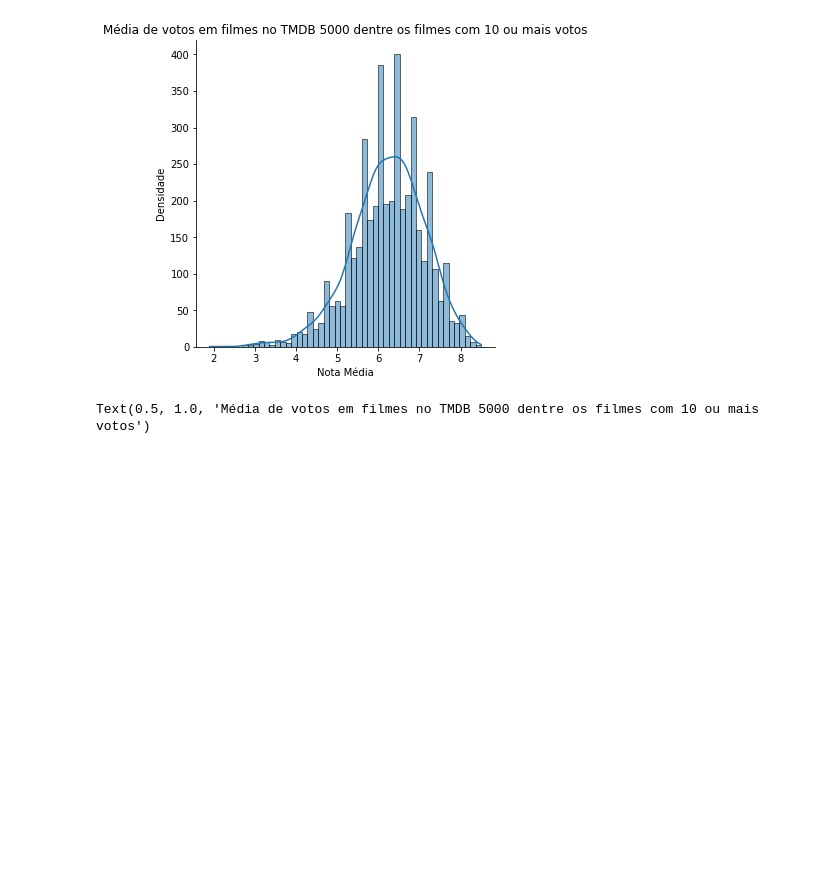
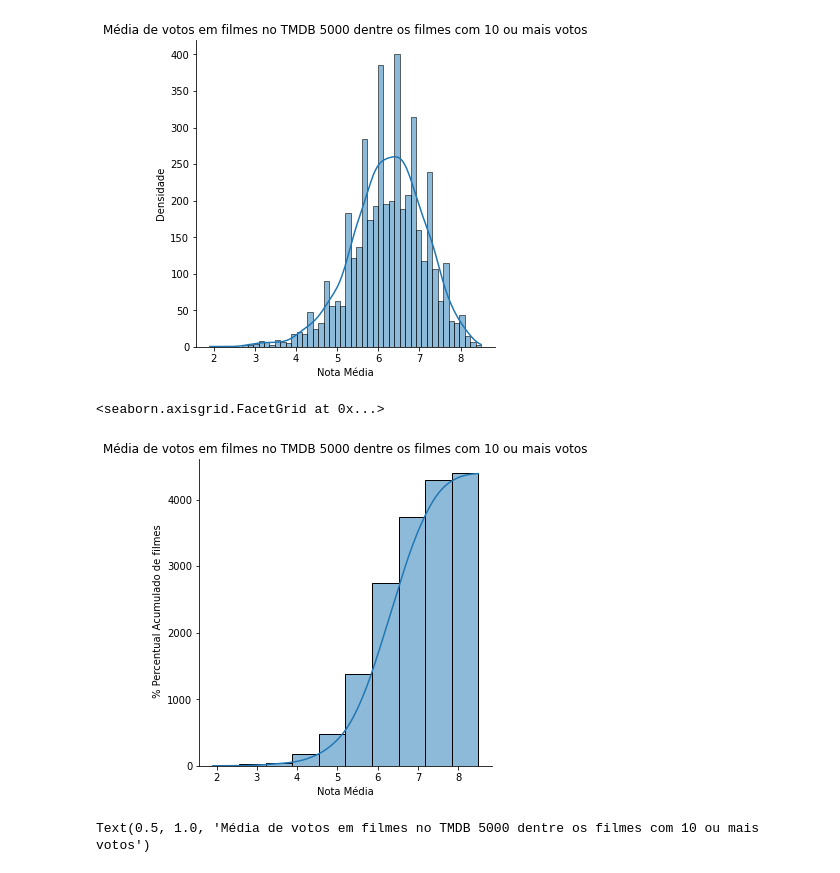
Before and after one commit to alexaugusto23/python_developer, a Jupyter notebook: Data Science Introdução a testes estatísticos/data_science_intro_testes.ipynb, the cells around one changed output. Drawn from its saved outputs; the diff is of its cells as text; code cells hidden in the pictures; blank space fills up the shorter version.

```diff
--- a/Data Science Introdução a testes estatísticos/data_science_intro_testes.ipynb
+++ b/Data Science Introdução a testes estatísticos/data_science_intro_testes.ipynb
@@ -105,6 +105,16 @@ ax.set(title = "Média de votos em filmes no TMDB 5000 dentre os filmes com 10 o
 # %% [output]
 <seaborn.axisgrid.FacetGrid at 0x...>
 [figure]
+# %%
+ax = sns.displot(tmdb_com_mais_de_10_votos['vote_average'],
+                  kde = True,
+                  cumulative=True,
+                  bins = 10)
+ax.set(xlabel = 'Nota Média', ylabel = ' % Percentual Acumulado de filmes')
+ax.set(title = "Média de votos em filmes no TMDB 5000 dentre os filmes com 10 ou mais votos")
+# %% [output]
+<seaborn.axisgrid.FacetGrid at 0x...>
+[figure, added]
 # %%
 ax = sns.boxplot(x = tmdb_com_mais_de_10_votos['vote_average'])
 ax.set(xlabel="Nota média do filme")
```
Also changed, not shown: parts of 9 cells of this notebook.
